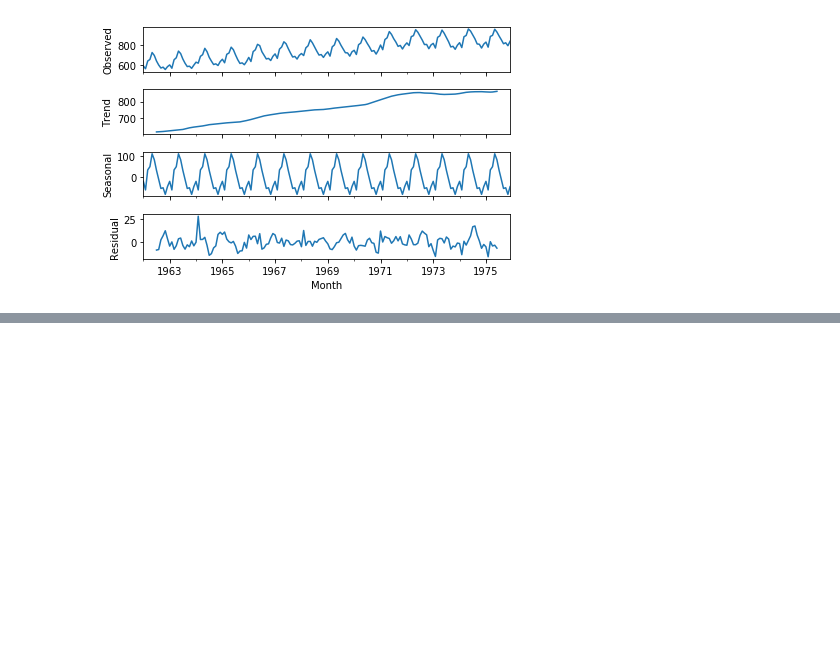
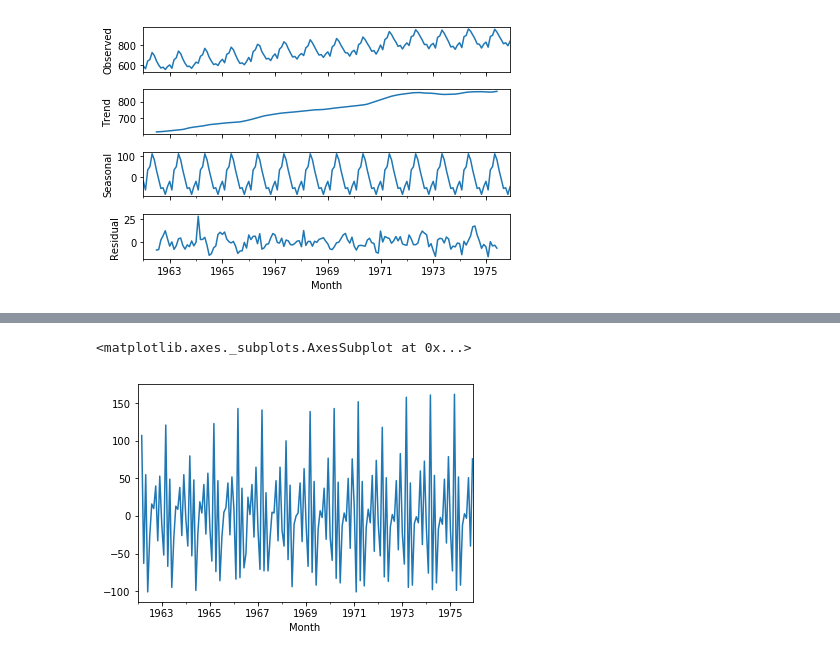
Before and after one commit to willianbriotto/ds-finance, a Jupyter notebook: ds-finance-course.ipynb, the cells around one changed output, grey strips where cells are left out. Drawn from its saved outputs; the diff is of its cells as text; code cells hidden in the pictures; blank space fills up the shorter version.

```diff
--- a/ds-finance-course.ipynb
+++ b/ds-finance-course.ipynb
@@ -148,0 +197,2 @@ fig = decomp.plot()
+# %%
+df_milk['Second Difference'] = df_milk['First Difference'] - df_milk['First Difference'].shift(1)
@@ -148,0 +209,5 @@ fig = decomp.plot()
+# %%
+df_milk['Second Difference'].plot()
+# %% [output]
+<matplotlib.axes._subplots.AxesSubplot at 0x...>
+[figure, added]
```
Also changed, not shown: parts of 10 cells of this notebook.
